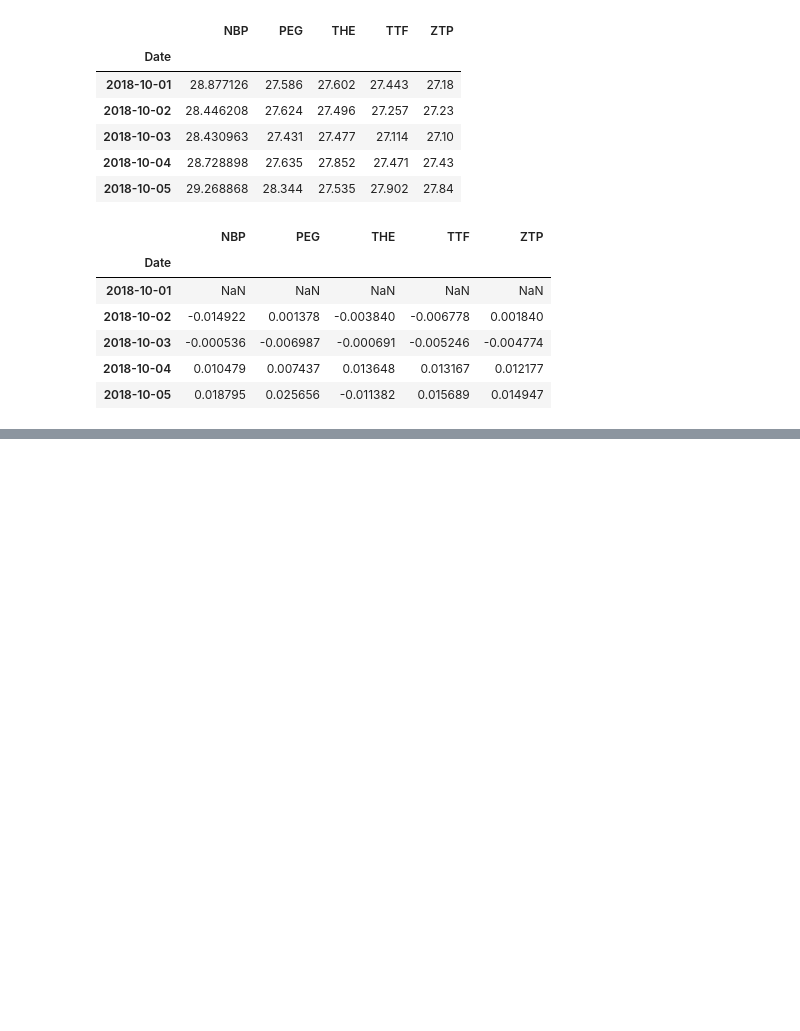
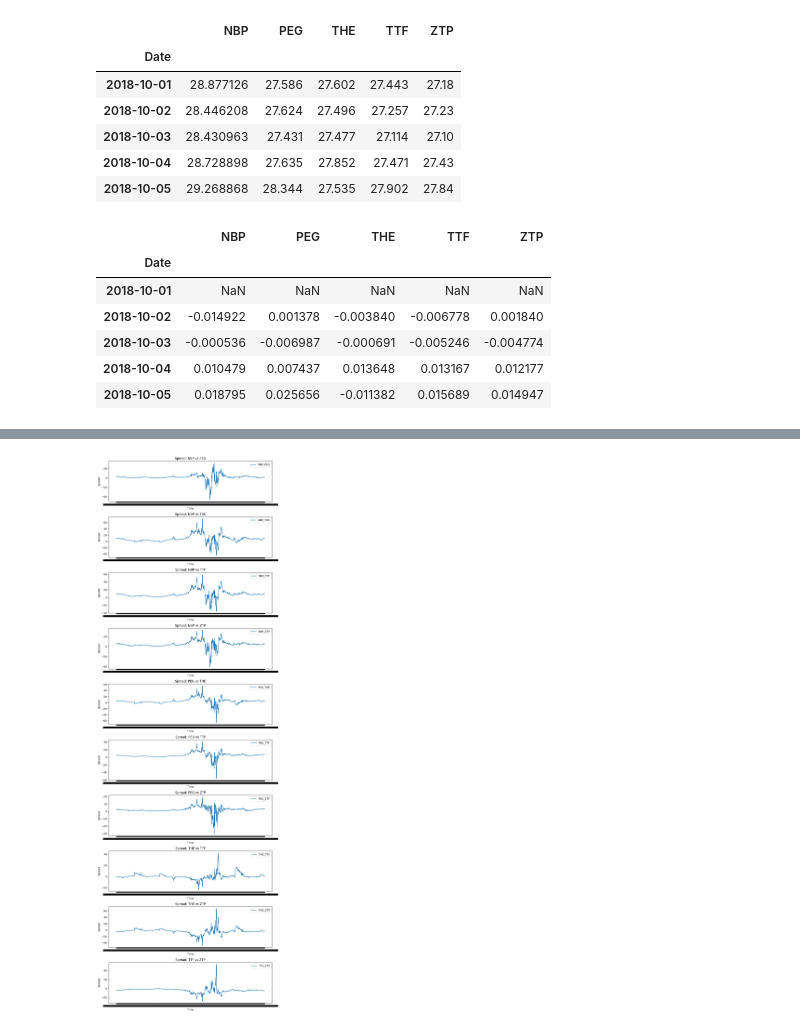
Before and after one commit to sindrjha/statistical-arbitrage, a Jupyter notebook: data_alignment.ipynb, the cells around one changed output, grey strips where cells are left out. Saved outputs shown, nothing was run; the diff lists cells and outputs as text; code cells hidden in the pictures; blank space fills up the shorter version.

```diff
--- a/data_alignment.ipynb
+++ b/data_alignment.ipynb
@@ -140,0 +315,17 @@ combined_hubs_pct_return.corr()
+# %%
+%%R
+# Loop through the results dataframe to generate plots for each pair
+for (i in seq(1, nrow(results), by = 2)) {
+  # Extract the hub pair and coefficient
+  pair <- results$Pair[i]
+  hubs <- unlist(strsplit(pair, " - "))
+
+  # Extract the relevant coefficient
+  coefficient <- results$Coefficient.1[i + 1]  # Coefficient for r = 0
+
+  # Calculate the spread
+  spread <- combined_hubs[[hubs[1]]] + coefficient * combined_hubs[[hubs[2]]]
+
+  print(pair)
+  print(adf.test(spread))
+}
@@ -140,0 +401,7 @@ combined_hubs_pct_return.corr()
+# %%
+
+%R -o spreads
+
+spreads_df = pd.DataFrame(spreads)
+
+spreads_df
@@ -140,0 +422,18 @@ combined_hubs_pct_return.corr()
+# %%
+
+# Plot each spread in a separate subplot
+num_spreads = len(spreads_df.columns) - 1  # Exclude the 'Time' column
+
+fig, axes = plt.subplots(nrows=num_spreads, ncols=1, figsize=(10, num_spreads * 3))
+
+for i, col in enumerate(spreads_df.columns[1:]):  # Skip the 'Time' column
+    axes[i].plot(spreads_df['Time'], spreads_df[col], label=col)
+    axes[i].set_title(f"Spread: {col.replace('_', ' vs ')}")
+    axes[i].set_xlabel('Time')
+    axes[i].set_ylabel('Spread')
+    axes[i].legend()
+
+plt.tight_layout()
+plt.show()
+# %% [output]
+[figure, added]
```
Also changed, not shown: parts of 16 cells of this notebook.
